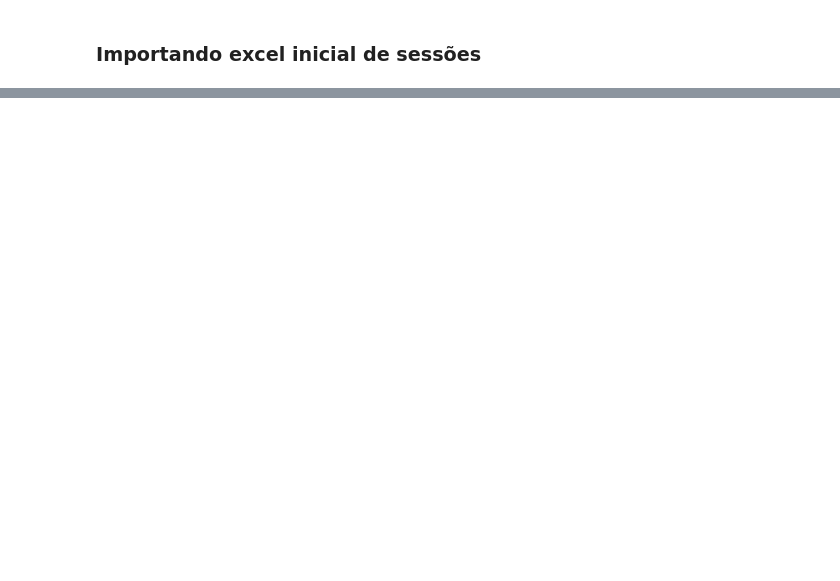
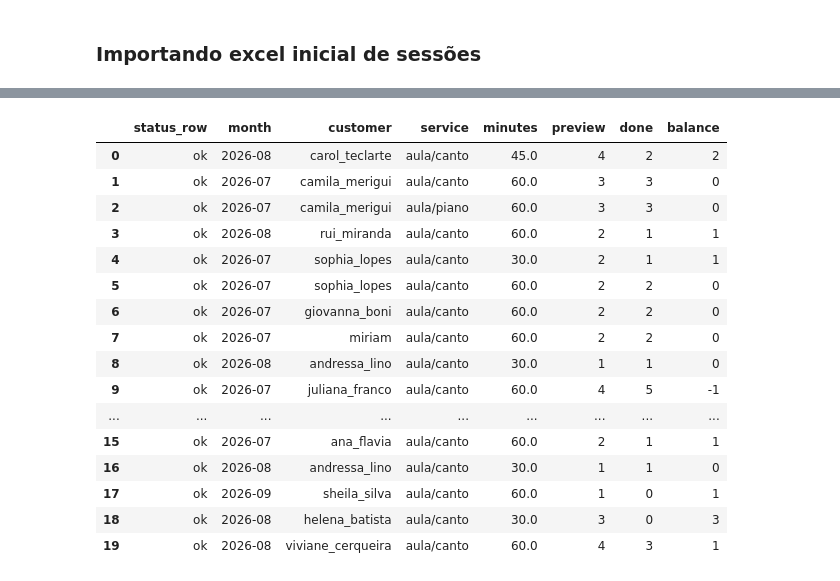
Before and after one commit to lavinas/ephemeris, a Jupyter notebook: planner/frontend/sessions/reconciliation.ipynb, the cells around one changed output, grey strips where cells are left out. Cells and saved outputs as stored; diff of their text form; code cells hidden in the pictures; blank space fills up the shorter version.

Commit message:
reconciliation

```diff
--- a/planner/frontend/sessions/reconciliation.ipynb
+++ b/planner/frontend/sessions/reconciliation.ipynb
@@ -76,0 +53,23 @@ df_invoices
+# %%
+from reconciliation import reconciliate
+df_rec = reconciliate(df_invoices, df_sessions)
+
+df_rec
+# %% [output]
+|  | status_row | month | customer | service | minutes | preview | done | balance |
+| 0 | ok | 2026-08 | carol_teclarte | aula/canto | 45.0 | 4 | 2 | 2 |
+| 1 | ok | 2026-07 | camila_merigui | aula/canto | 60.0 | 3 | 3 | 0 |
+| 2 | ok | 2026-07 | camila_merigui | aula/piano | 60.0 | 3 | 3 | 0 |
+| 3 | ok | 2026-08 | rui_miranda | aula/canto | 60.0 | 2 | 1 | 1 |
+| 4 | ok | 2026-07 | sophia_lopes | aula/canto | 30.0 | 2 | 1 | 1 |
+| 5 | ok | 2026-07 | sophia_lopes | aula/canto | 60.0 | 2 | 2 | 0 |
+| 6 | ok | 2026-07 | giovanna_boni | aula/canto | 60.0 | 2 | 2 | 0 |
+| 7 | ok | 2026-07 | miriam | aula/canto | 60.0 | 2 | 2 | 0 |
+| 8 | ok | 2026-08 | andressa_lino | aula/canto | 30.0 | 1 | 1 | 0 |
+| 9 | ok | 2026-07 | juliana_franco | aula/canto | 60.0 | 4 | 5 | -1 |
+| ... | ... | ... | ... | ... | ... | ... | ... | ... |
+| 15 | ok | 2026-07 | ana_flavia | aula/canto | 60.0 | 2 | 1 | 1 |
+| 16 | ok | 2026-08 | andressa_lino | aula/canto | 30.0 | 1 | 1 | 0 |
+| 17 | ok | 2026-09 | sheila_silva | aula/canto | 60.0 | 1 | 0 | 1 |
+| 18 | ok | 2026-08 | helena_batista | aula/canto | 30.0 | 3 | 0 | 3 |
+| 19 | ok | 2026-08 | viviane_cerqueira | aula/canto | 60.0 | 4 | 3 | 1 |
```
Also changed, not shown: parts of 7 cells of this notebook, 2 other files.
